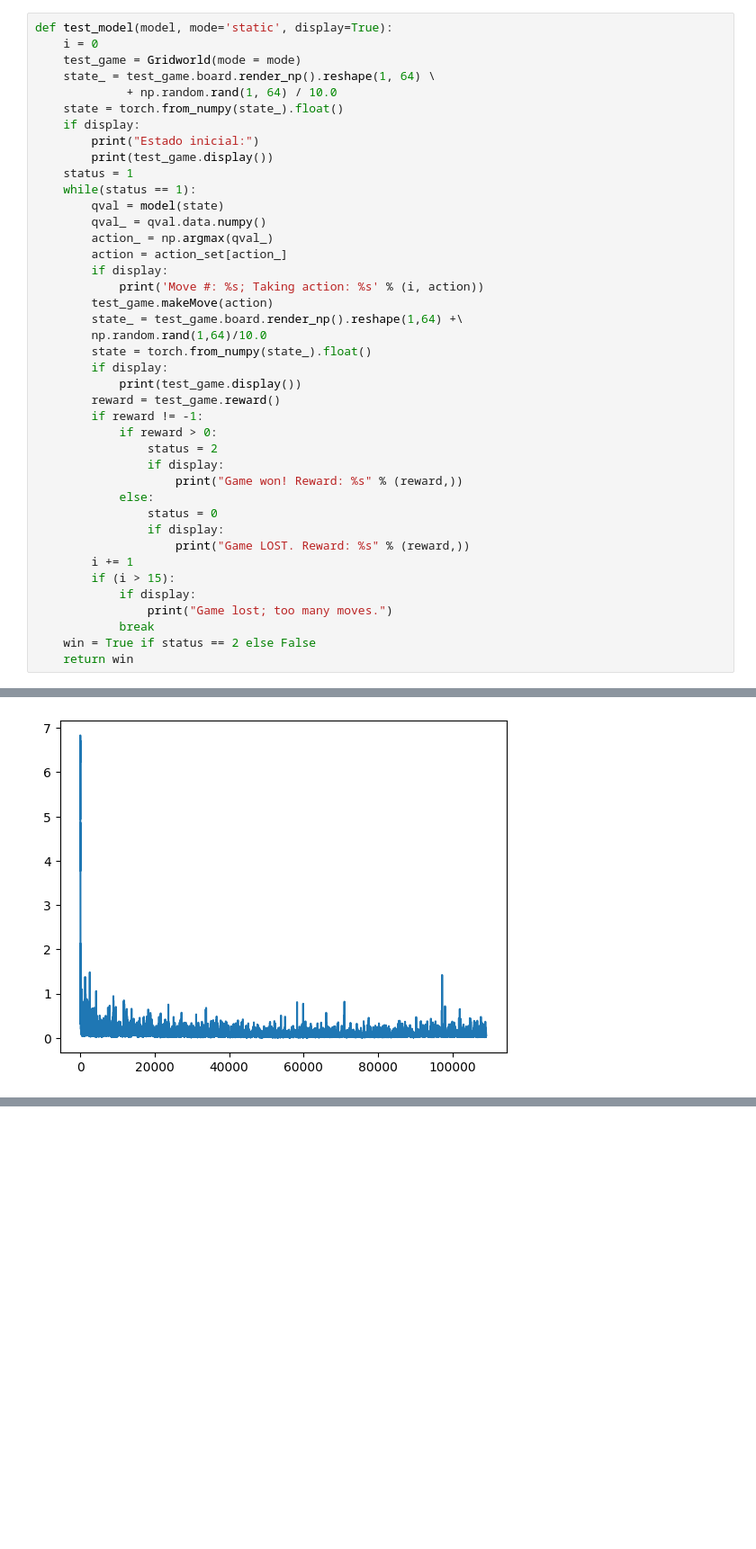
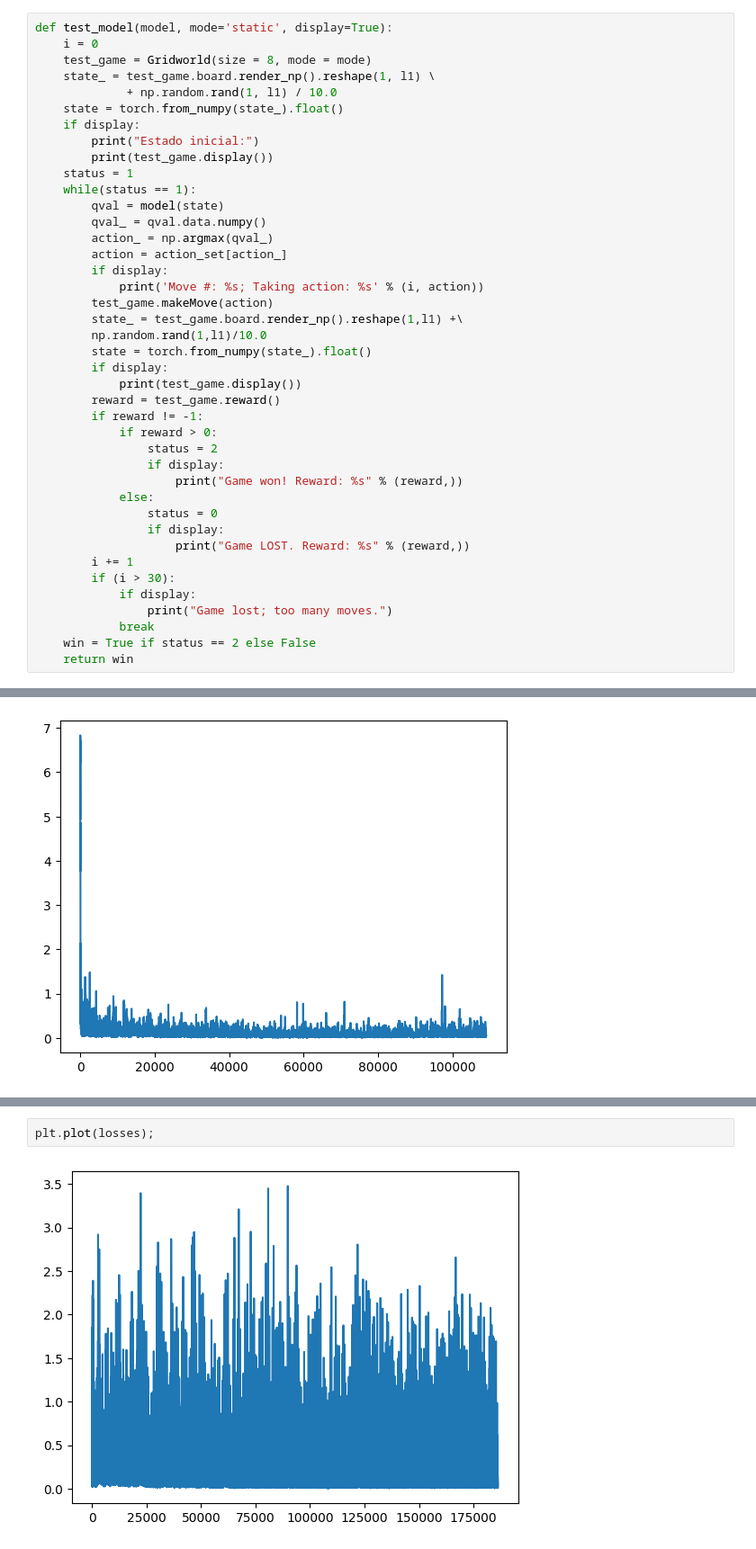
Before and after one commit to crisdavid3335/Master_Ort, a Jupyter notebook: Taller_IA/grid_/Grid_word.ipynb, the cells around one changed output, grey strips where cells are left out. Shown at 90% size. Cells and saved outputs as stored; diff of their text form; blank space fills up the shorter version.

```diff
--- a/Taller_IA/grid_/Grid_word.ipynb
+++ b/Taller_IA/grid_/Grid_word.ipynb
@@ -181,9 +181,9 @@ plt.plot(losses);
 # %%
 def test_model(model, mode='static', display=True):
     i = 0
-    test_game = Gridworld(mode = mode)
-    state_ = test_game.board.render_np().reshape(1, 64) \
-             + np.random.rand(1, 64) / 10.0
+    test_game = Gridworld(size = 8, mode = mode)
+    state_ = test_game.board.render_np().reshape(1, l1) \
+             + np.random.rand(1, l1) / 10.0
     state = torch.from_numpy(state_).float()
     if display:
         print("Estado inicial:")
@@ -197,8 +197,8 @@ def test_model(model, mode='static', display=True):
         if display:
             print('Move #: %s; Taking action: %s' % (i, action))
         test_game.makeMove(action)
-        state_ = test_game.board.render_np().reshape(1,64) +\
-        np.random.rand(1,64)/10.0
+        state_ = test_game.board.render_np().reshape(1,l1) +\
+        np.random.rand(1,l1)/10.0
         state = torch.from_numpy(state_).float()
         if display:
             print(test_game.display())
@@ -213,7 +213,7 @@ def test_model(model, mode='static', display=True):
                 if display:
                     print("Game LOST. Reward: %s" % (reward,))
         i += 1
-        if (i > 15):
+        if (i > 30):
             if display:
                 print("Game lost; too many moves.")
             break
@@ -344,0 +409,4 @@ batch_size = 200
+# %%
+plt.plot(losses);
+# %% [output]
+[figure, added]
```
Also changed, not shown: parts of 4 cells of this notebook, 1 other file.
